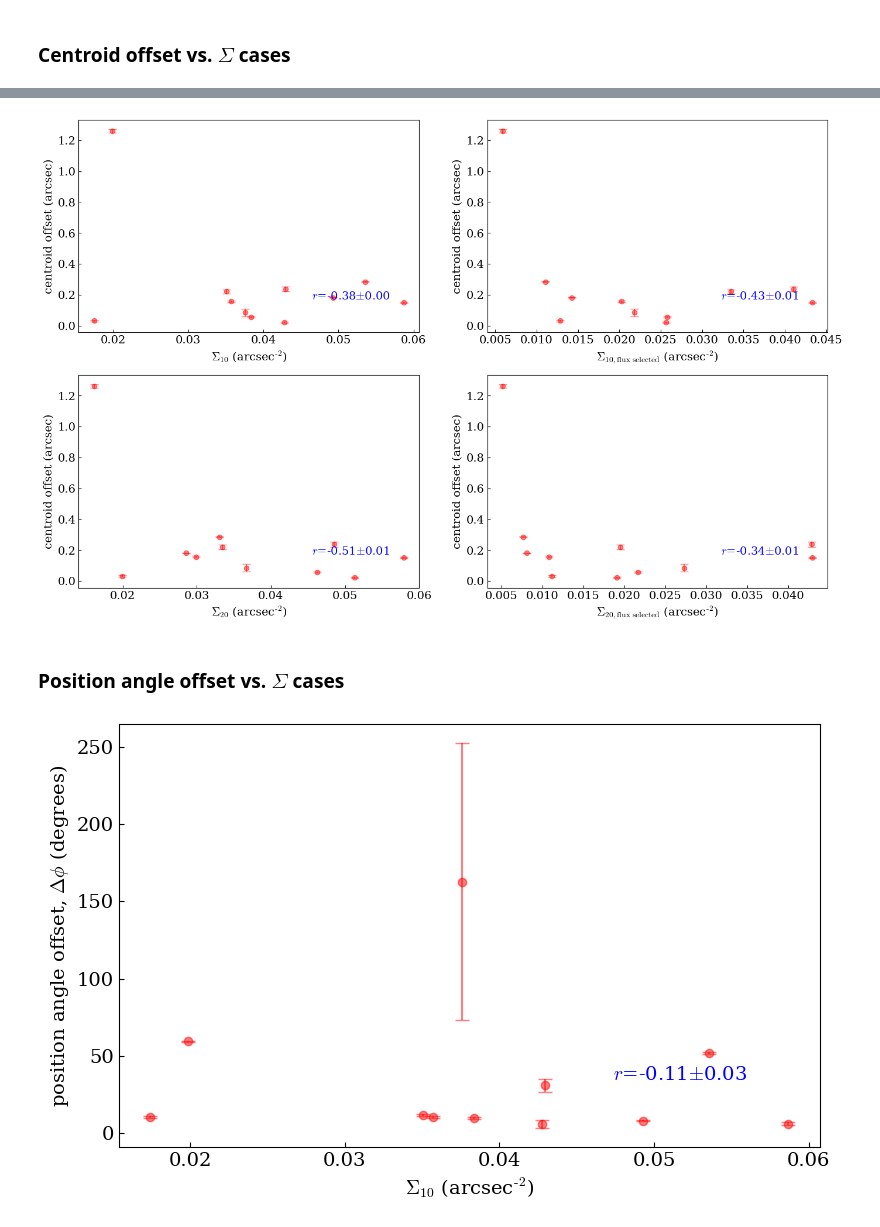
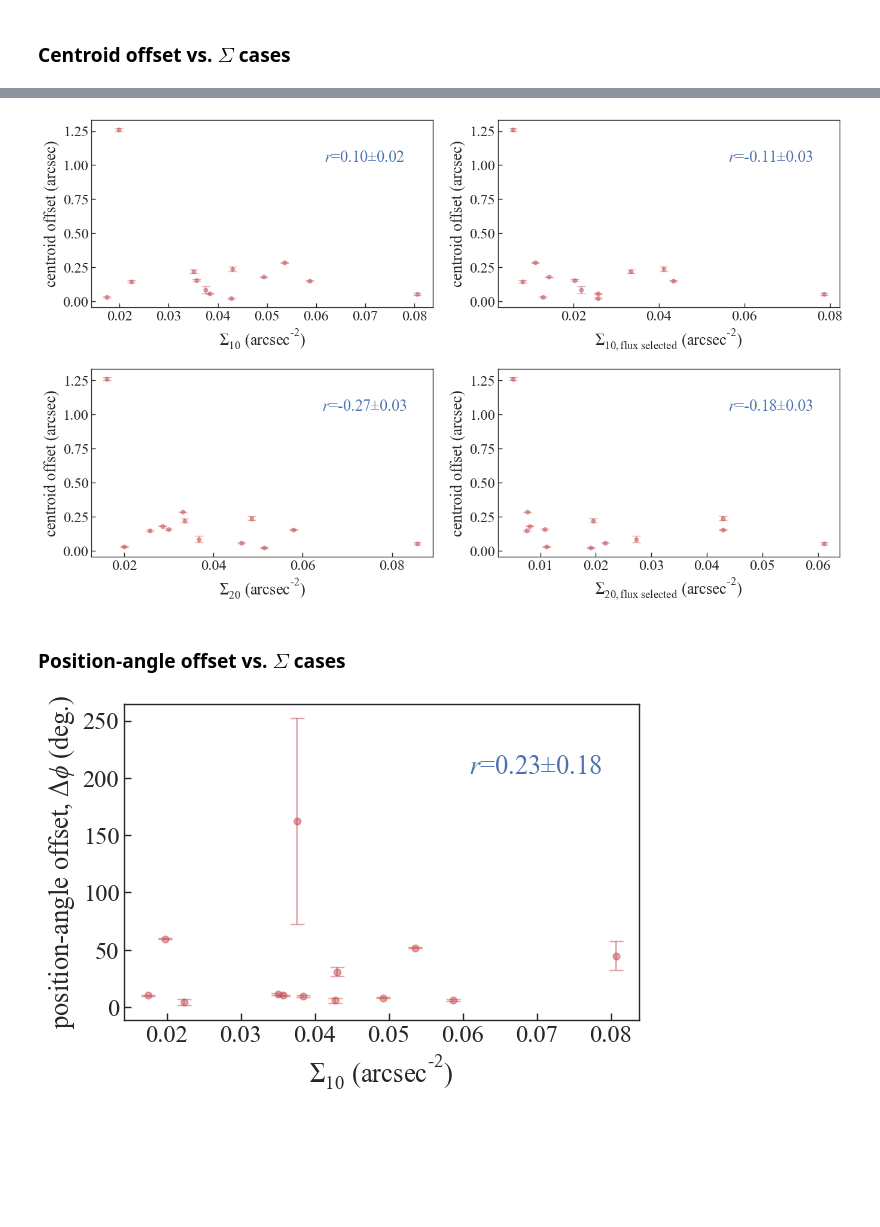
Before and after one commit to AstroBridge/BDLensing, a Jupyter notebook: analysis/correlation_centroidoff_positionoff_merged.ipynb, the cells around one changed output, grey strips where cells are left out. Drawn from its saved outputs; the diff is of its cells as text; code cells hidden in the pictures; blank space fills up the shorter version.

Commit message:
Adjust the figures and typography for the paper; use biweight midcorrelation.

```diff
--- a/analysis/correlation_centroidoff_positionoff_merged.ipynb
+++ b/analysis/correlation_centroidoff_positionoff_merged.ipynb
@@ -38,10 +42,14 @@ from scipy.stats import pearsonr
 ## List of the model names
 # %%
 lens_names = [
+    "DESIJ0132-1600",
     "DESIJ0136-0008",
+    "DESIJ0201-2739",
     "DESIJ0215-2909",
     "DESIJ0618+5018",
+    # "DESIJ0923+1829",
     "DESIJ1018-0121",
+    # "DESIJ1101-0602",
     "DESIJ1205+4110",
     "DESIJ1501+5208",
     "DESIJ1537+1443",
@@ -166,7 +174,7 @@ for i in range(len(lens_names)):
 
 def sample2_and_calc_r(param1, param2, size):
     """
-    Sample and calculate pearson-r between param1 and the param2, and return
+    Sample and calculate biweight_midcorrelation between param1 and the param2, and return
     a list of the form [r_median, r_lower, r_upper]
 
     :param param1: parameter for normal distribution sampling
@@ -198,9 +206,9 @@ def sample2_and_calc_r(param1, param2, size):
             else:
                 p2.append(data_points[j][param2])
 
-        samples_r.append(pearsonr(p1, p2))
+        samples_r.append(biweight_midcorrelation(np.array(p1), np.array(p2)))
 
-    samples_r_arr = np.array([x.statistic for x in samples_r])
+    samples_r_arr = np.array(samples_r)
     r_median = np.median(samples_r_arr).item()
     r_lower = np.percentile(samples_r_arr, 16.0).item()
     r_upper = np.percentile(samples_r_arr, 84.0).item()
@@ -231,6 +236,0 @@ r_dphi_Sigma_20fs = sample2_and_calc_r("dphi", "Sigma_20_flux_selected", size)
-# %%
-# Set the matplotlib typography
-
-plt.rcParams["font.family"] = "serif"
-plt.rcParams["mathtext.fontset"] = "cm"
-plt.rcParams["font.size"] = 14
@@ -240,7 +292,7 @@ plt.rcParams["font.size"] = 14
 # Function for scatter ploting with error bars
 
 
-def scatter_errbar_plot(dset1, dset2, error, param, r, ax):
+def errbar_plot(dset1, dset2, error, param, r, ax):
     """
     Create scatter plot with error bars.
 
@@ -268,17 +320,17 @@ def scatter_errbar_plot(dset1, dset2, error, param, r, ax):
         case "centroid_offset":
             ax.set_ylabel(r"centroid offset (arcsec)")
         case "position_angle_offset":
-            ax.set_ylabel(r"position angle offset, $\Delta\phi$ (degrees)")
+            ax.set_ylabel(r"position-angle offset, $\Delta\phi$ (deg.)")
 
     ax.tick_params(direction="in")
     ax.text(
         0.8,
-        0.17,
+        0.8,
         f"$r$={r[0]:.2f}$\pm${(r[1]-r[2])*.5:.2f}",
         horizontalalignment="center",
         verticalalignment="center",
         transform=ax.transAxes,
-        fontsize=14,
+        # fontsize=14,
         color="b",
     )
 # %% [markdown]
@@ -306,12 +359,13 @@ fig.savefig("../paper/figures/centroid_offset_vs_Sigma_10.pdf", bbox_inches="tig
 # %%
 # plot for all the four cases of centroid offset vs. Sigmas
 
-fig, ((ax1, ax2), (ax3, ax4)) = plt.subplots(2, 2, figsize=(16, 10))
-fig.tight_layout()
-fig.subplots_adjust(left=0.1, right=0.9, bottom=0.1, top=0.9, wspace=0.2, hspace=0.2)
+fig, ((ax1, ax2), (ax3, ax4)) = plt.subplots(2, 2,
+                                             figsize=pf.get_fig_size(pf.mnras_textwidth * 2))
+
+# fig.subplots_adjust(left=0.1, right=0.9, bottom=0.1, top=0.9, wspace=0.2, hspace=0.2)
 
 
-scatter_errbar_plot(
+errbar_plot(
     Sigma_10_dset,
     center_diffs,
     sigma_center_diffs,
@@ -319,7 +373,7 @@ scatter_errbar_plot(
     r_centroid_off_Sigma_10,
     ax1,
 )
-scatter_errbar_plot(
+errbar_plot(
     Sigma_10fs_dset,
     center_diffs,
     sigma_center_diffs,
@@ -327,7 +381,7 @@ scatter_errbar_plot(
     r_centroid_off_Sigma_10fs,
     ax2,
 )
-scatter_errbar_plot(
+errbar_plot(
     Sigma_20_dset,
     center_diffs,
     sigma_center_diffs,
@@ -335,7 +389,7 @@ scatter_errbar_plot(
     r_centroid_off_Sigma_20,
     ax3,
 )
-scatter_errbar_plot(
+errbar_plot(
     Sigma_20fs_dset,
     center_diffs,
     sigma_center_diffs,
@@ -344,33 +398,35 @@ scatter_errbar_plot(
     ax4,
 )
 
+fig.tight_layout()
 plt.show()
 fig.savefig("../paper/figures/centroid_offset_vs_Sigma_all.pdf", bbox_inches="tight")
 # %% [output]
-[figure, old version]
+[figure, new version]
 # %% [markdown]
-### Position angle offset vs. $\Sigma$ cases
+### Position-angle offset vs. $\Sigma$ cases
 # %%
 # plot for all the four cases of centroid offset vs. Sigmas
 
-fig, ax = plt.subplots(1, 1, figsize=(8, 5))
-fig.tight_layout()
+fig, ax = plt.subplots(1, 1,
+                       figsize=pf.get_fig_size(pf.mnras_colwidth * 2))
 
-scatter_errbar_plot(
+errbar_plot(
     Sigma_10_dset,
     dphis,
     sigma_dphis,
     ["S_10", "position_angle_offset"],
     r_dphi_Sigma_10,
     ax,
 )
 
+# fig.tight_layout()
 plt.show()
 fig.savefig(
     "../paper/figures/position_angle_offset_vs_Sigma_10.pdf", bbox_inches="tight"
 )
 # %% [output]
-[figure, old version]
+[figure, new version]
 # %%
 # plot for all the four cases of position angle offset vs. Sigmas
 
```
Also changed, not shown: parts of 13 cells of this notebook, 10 other files.
